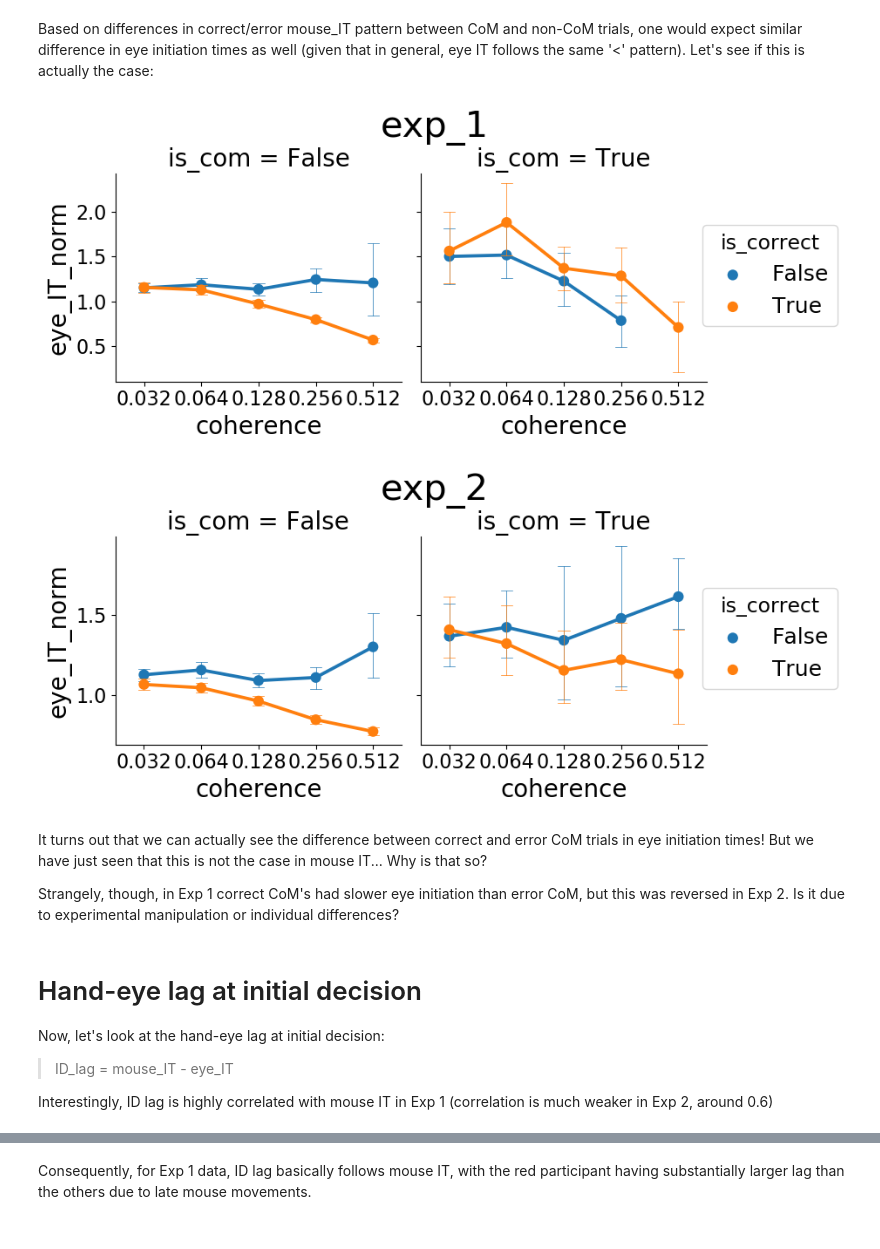
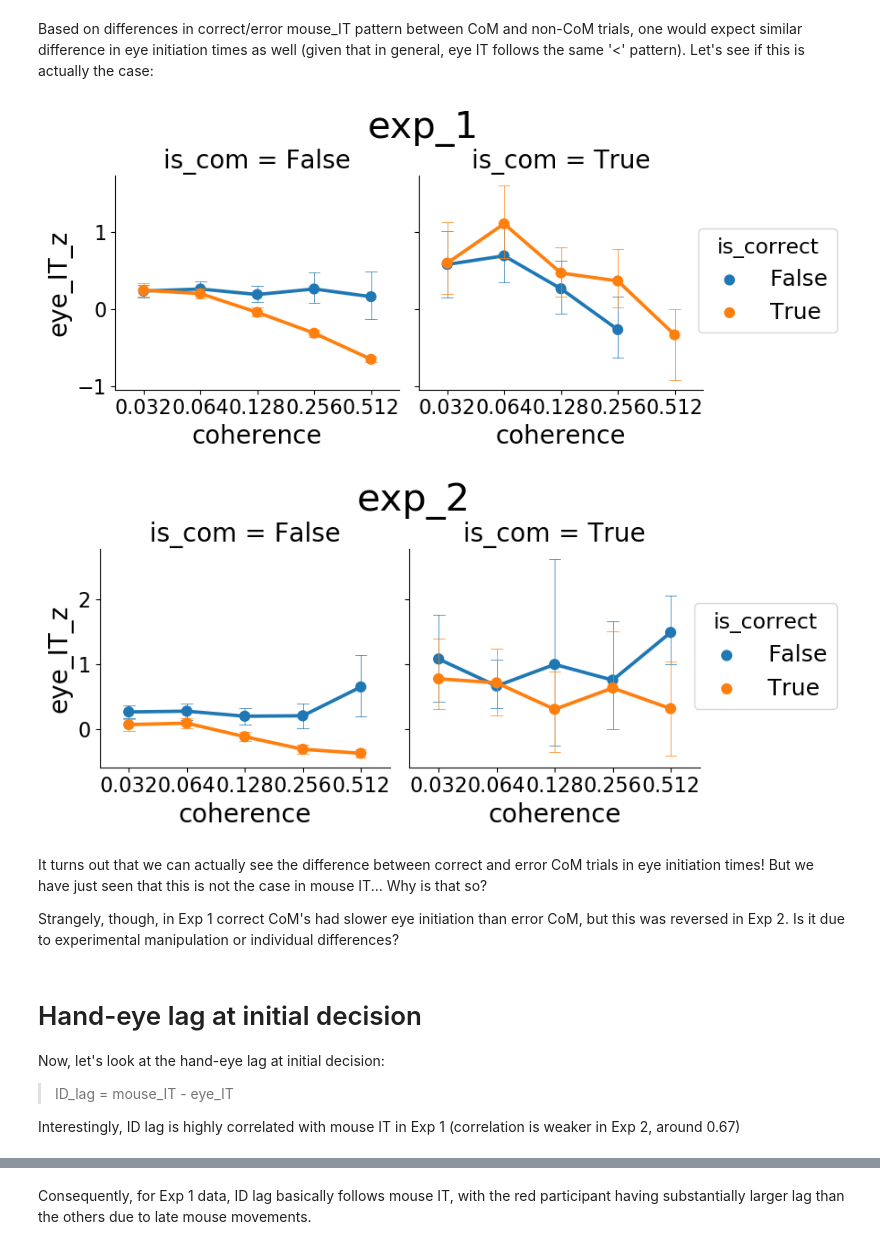
Before and after one commit to cherepaha/eyehandrdk, a Jupyter notebook: initiation_times.ipynb, the cells around one changed output, grey strips where cells are left out. Saved outputs shown, nothing was run; the diff lists cells and outputs as text; code cells hidden in the pictures.

```diff
--- a/initiation_times.ipynb
+++ b/initiation_times.ipynb
@@ -131,9 +131,3 @@ Taking into account individual differences in initiation times, it is useful to
-# %%
-agg_level=['subj_id']
-# We can also normalize with respect to mean IT within participant AND coherence level, the results remain the same
-# ['subj_id', 'coherence']
-choices_1['mouse_IT_norm'] = choices_1.groupby(by=agg_level).mouse_IT.apply(lambda c: c/c.mean())
-choices_2['mouse_IT_norm'] = choices_2.groupby(by=agg_level).mouse_IT.apply(lambda c: c/c.mean())
 # %% [markdown]
 These plotting functions are used for both mouse and eye IT data analysis
 # %%
@@ -178,20 +172,14 @@ The overall pattern is very similar to mouse IT. In Exp 1, there are basically n
 # %% [markdown]
 <a name="eye_IT_CoM"></a>
 ## CoM differences
-# %%
-agg_level=['subj_id']
-# We can also normalize with respect to mean IT within participant AND coherence level, the results remain the same
-# ['subj_id', 'coherence']
-choices_1['eye_IT_norm'] = choices_1.groupby(by=agg_level).eye_IT.apply(lambda c: c/c.mean())
-choices_2['eye_IT_norm'] = choices_2.groupby(by=agg_level).eye_IT.apply(lambda c: c/c.mean())
 # %% [markdown]
 Based on differences in correct/error mouse_IT pattern between CoM and non-CoM trials, one would expect similar difference in eye initiation times as well (given that in general, eye IT follows the same '<' pattern). Let's see if this is actually the case:
 # %%
-plot_mouse_var_norm_by_is_com(choices_1, exp_1, var='eye_IT_norm')
-plot_mouse_var_norm_by_is_com(choices_2, exp_2, var='eye_IT_norm')
+plot_mouse_var_norm_by_is_com(choices_1, exp_1, var='eye_IT_z')
+plot_mouse_var_norm_by_is_com(choices_2, exp_2, var='eye_IT_z')
 # %% [output]
-[figure, old version]
+[figure, new version]
-[figure, old version]
+[figure, new version]
 # %% [markdown]
 It turns out that we can actually see the difference between correct and error CoM trials in eye initiation times! But we have just seen that this is not the case in mouse IT... Why is that so?
 
@@ -207,6 +195,6 @@ Now, let's look at the hand-eye lag at initial decision:
 >ID_lag = mouse_IT - eye_IT
 
 Interestingly, ID lag is highly correlated with mouse IT in Exp 1
-(correlation is much weaker in Exp 2, around 0.6)
+(correlation is weaker in Exp 2, around 0.67)
 # %%
 sns.jointplot(data=choices_1, x='mouse_IT', y='ID_lag')
```
Also changed, not shown: parts of 11 cells of this notebook, 2 other files.
